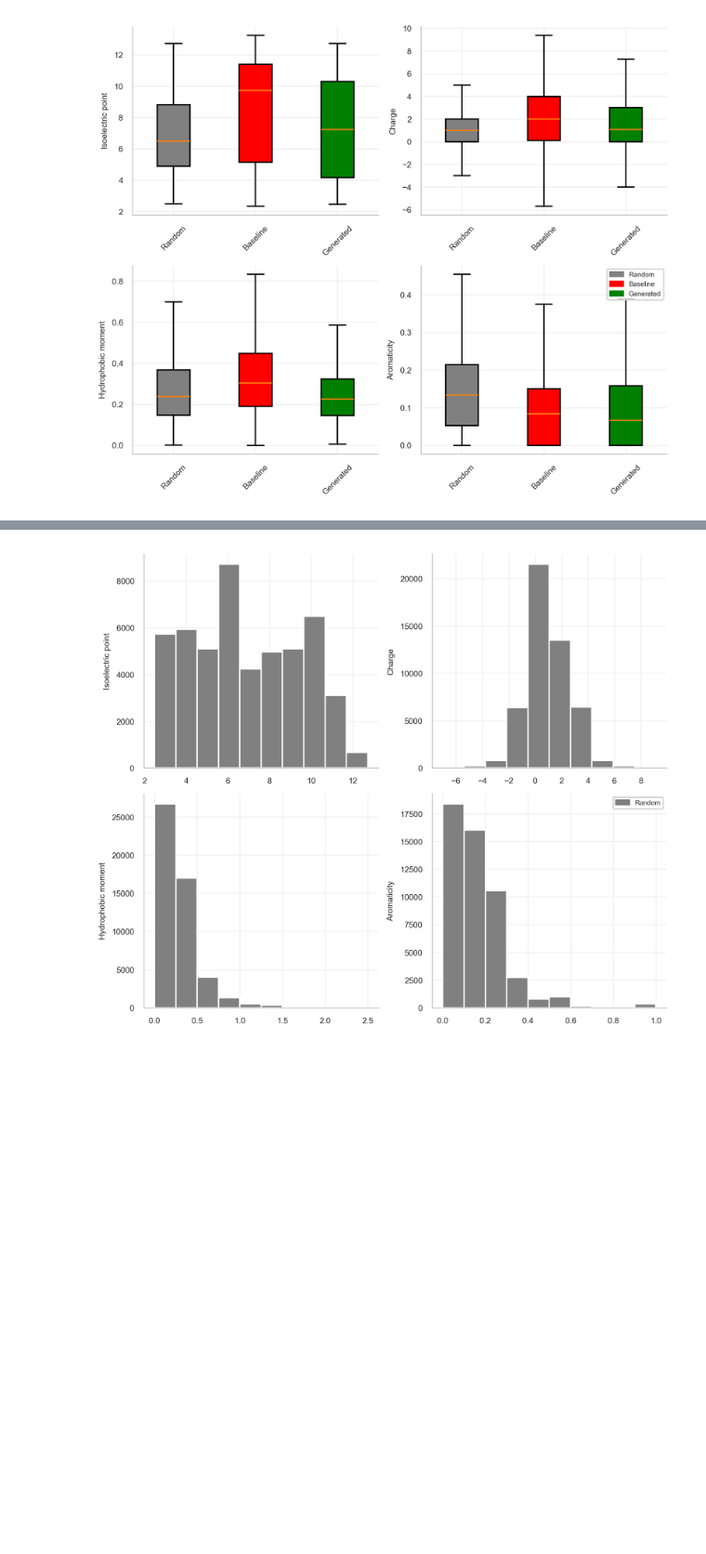
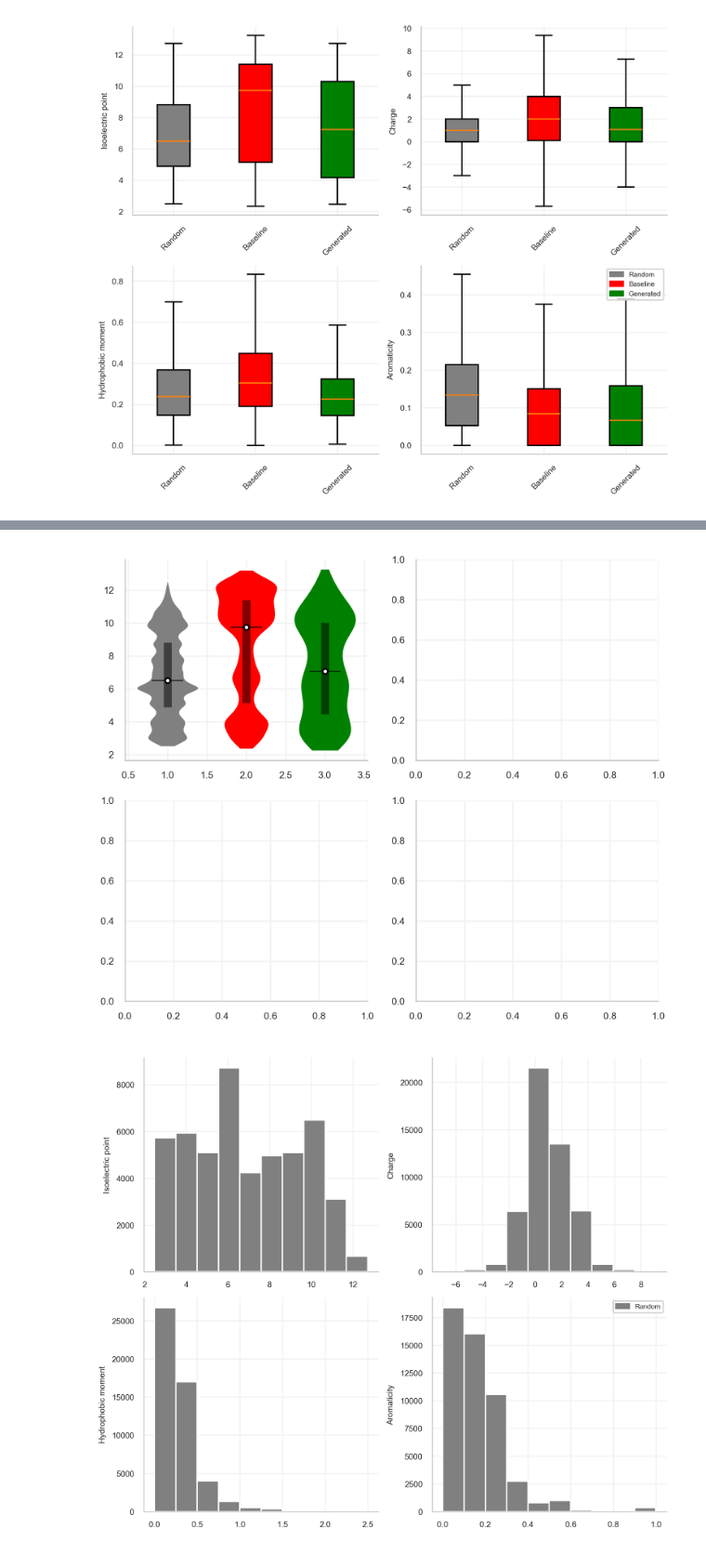
Before and after one commit to gwiazale/PepGlider, a Jupyter notebook: UnconstrainedGeneration_PhysicochemicalProperties.ipynb, the cells around one changed output, grey strips where cells are left out. Shown at 93% size. Saved outputs shown, nothing was run; the diff lists cells and outputs as text; code cells hidden in the pictures; blank space fills up the shorter version.

Commit message:
for latent visual continue

```diff
--- a/UnconstrainedGeneration_PhysicochemicalProperties.ipynb
+++ b/UnconstrainedGeneration_PhysicochemicalProperties.ipynb
@@ -372,3 +372,93 @@ fig.savefig("./Filtered_Random_Uniprot.pdf", bbox_inches="tight")
 plt.show()
 # %% [output]
 [figure]
+# %%
+
+fig, _axes = plt.subplots(
+    ncols=2,
+    nrows=2,
+    figsize=(6, 5),
+    dpi=300,
+)
+axes = [_axes[0][0], _axes[0][1], _axes[1][0], _axes[1][1]]
+# Define properties and labels
+properties = ['pi', 'charge', 'hm', 'length']
+labels = ['Isoelectric point', 'Charge', 'Hydrophobic moment', 'Length']
+
+# Only use "Random" and "Generated"
+selected_datasets = ['Random', 'Baseline', 'Generated']
+
+for prop, label, ax in zip(properties, labels, axes):
+    # Extract only "Random" and "Generated" data
+    filtered_data = [
+        physchem.loc[physchem['dataset'] == dataset, prop].tolist()
+        for dataset in selected_datasets
+    ]
+
+    parts = ax.violinplot(
+        filtered_data,
+        showmeans=False,
+        showmedians=True,
+        showextrema=False,
+        widths=0.8,
+        bw_method='silverman',
+        points=100,
+    )
+
+    # Apply colors
+    for patch, color in zip(parts['bodies'], ['grey', 'red', 'green']):
+        patch.set_facecolor(color)
+        patch.set_alpha(1)
+
+    # Customize median line if needed
+    if 'cmedians' in parts:
+        parts['cmedians'].set_color(medianprops.get('color', 'black'))
+        parts['cmedians'].set_linewidth(medianprops.get('linewidth', 1.5))
+
+    # Add Q1 and Q3 lines manually
+    for i, dataset in enumerate(filtered_data):
+        q1 = np.percentile(dataset, 25)
+        q2 = np.percentile(dataset, 50)
+        q3 = np.percentile(dataset, 75)
+
+        # Box width
+        box_width = 0.2
+        x = i + 1
+
+        # Box: vertical line (Q1 to Q3)
+        ax.vlines(x, q1, q3, color='black', linewidth=5, alpha=0.5)
+
+        # White dot at median
+        ax.scatter(x, q2, facecolor='white', edgecolor='black', s=10, zorder=4)
+
+    ax.set_ylabel(f"{properties[prop]}")
+    axes.set_xticklabels([])
+
+    all_values = np.concatenate(filtered_data)
+    ymin = np.quantile(all_values, 0.005)
+    ymax = np.quantile(all_values, 0.995)
+    yrange = ymax - ymin
+    padding = yrange * 0.1 if yrange > 0 else 1
+    ax.set_ylim(ymin - padding, ymax + padding)
+
+# Adjust layout
+plt.tight_layout()
+
+# Add legend
+plt.legend(
+    handles=[
+        mpatches.Patch(color='grey', label='Random'),
+        mpatches.Patch(color='red', label='Baseline'),
+        mpatches.Patch(color='green', label='Generated'),
+    ],
+    loc='upper right'
+)
+for ax in [_axes[3][0], _axes[3][1]]:
+    ax.set_xticks(range(1, len(datasets.keys()) + 1))
+    ax.xaxis.set_ticks_position('none')
+    ax.set_xticklabels(filtered_data.values(), rotation=90)
+# Save & Show Plot
+# fig.savefig("./Filtered_Random_Uniprot.svg")
+# fig.savefig("./Filtered_Random_Uniprot.pdf", bbox_inches="tight")
+plt.show()
+# %% [output]
@@ -375,3 +466,4 @@ plt.show()
+[figure, added]
 # %%
 fig, axes = plt.subplots(
     ncols=2,
```
Also changed, not shown: parts of 3 cells of this notebook, 7 other files.
